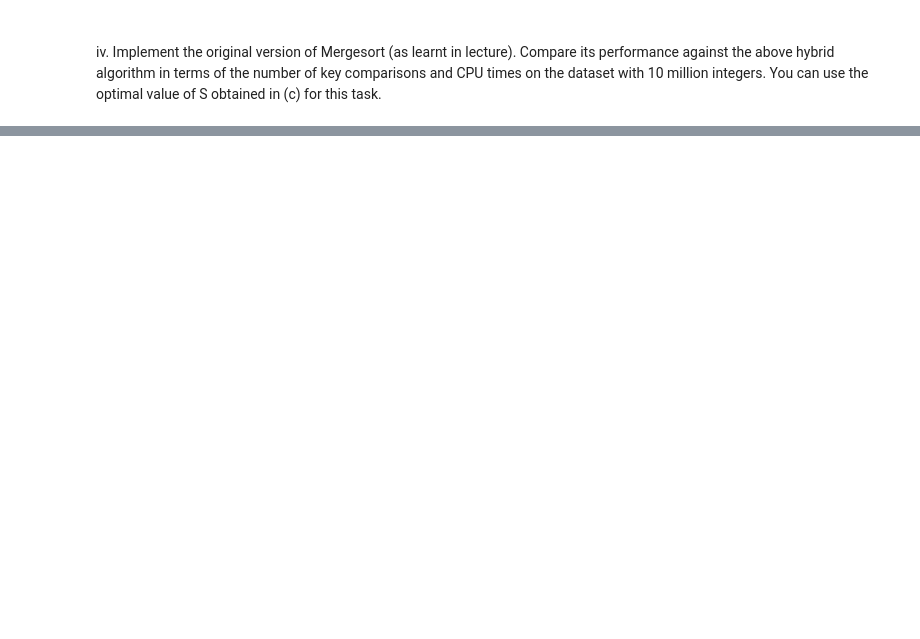
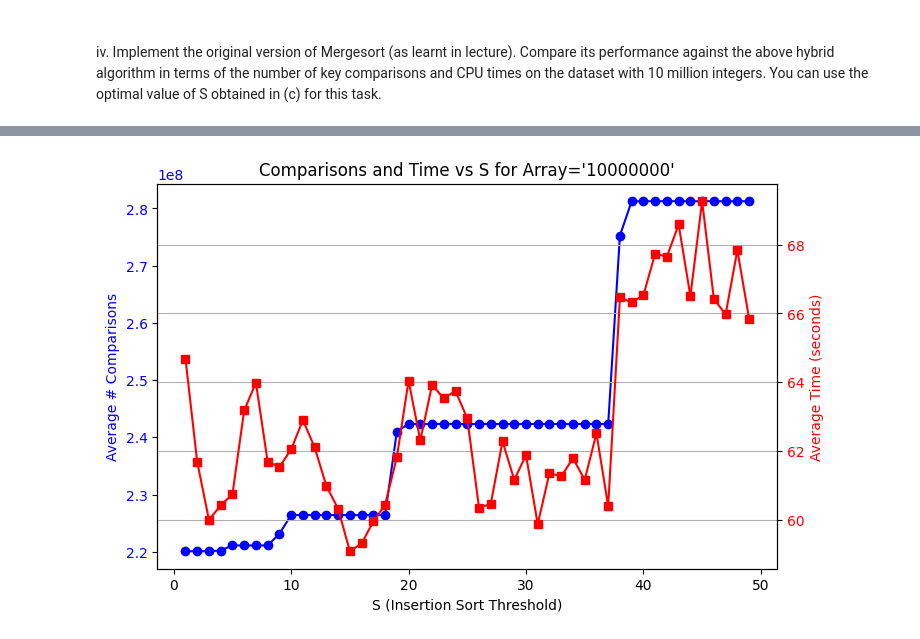
Before and after one commit to TeaLeafs04/SC2001, a Jupyter notebook: Project1.ipynb, the cells around one changed output, grey strips where cells are left out. Cells and saved outputs as stored; diff of their text form; code cells hidden in the pictures; blank space fills up the shorter version.

```diff
--- a/Project1.ipynb
+++ b/Project1.ipynb
@@ -321,0 +323,5 @@ df_iva
+# %%
+S_values = range(1, 50)
+frames = [multiarray(S=S, trials=1, fixed_array=7) for S in S_values]
+merge_vs_hybrid_df = pd.concat(frames, ignore_index=True)
+merge_vs_hybrid_df
@@ -321,0 +346,4 @@ df_iva
+# %%
+plot_comparisons_vs_S(merge_vs_hybrid_df, array=10**7)
+# %% [output]
+[figure, added]
```
Also changed, not shown: parts of 8 cells of this notebook.
